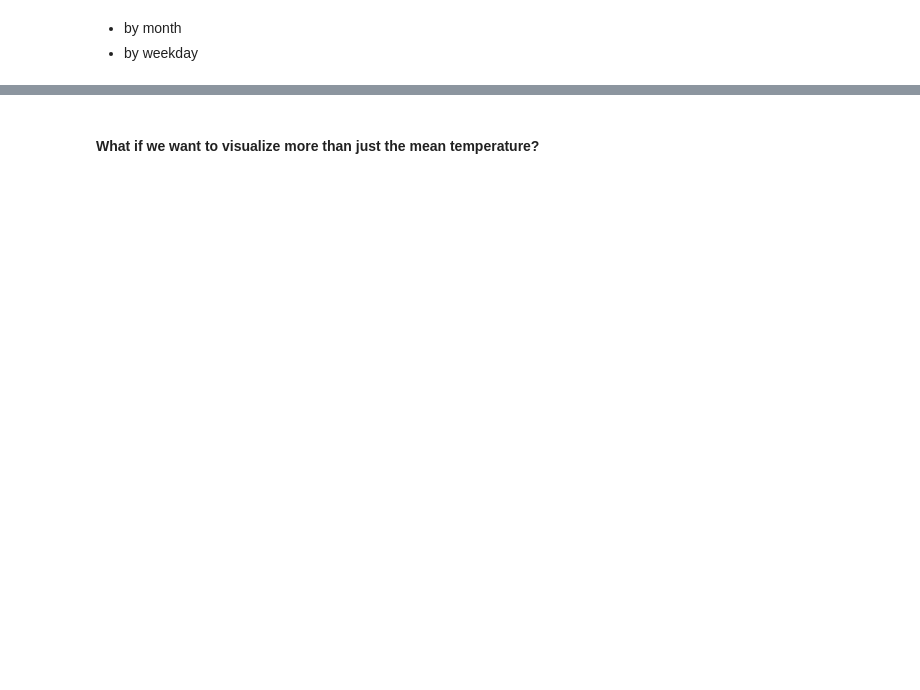
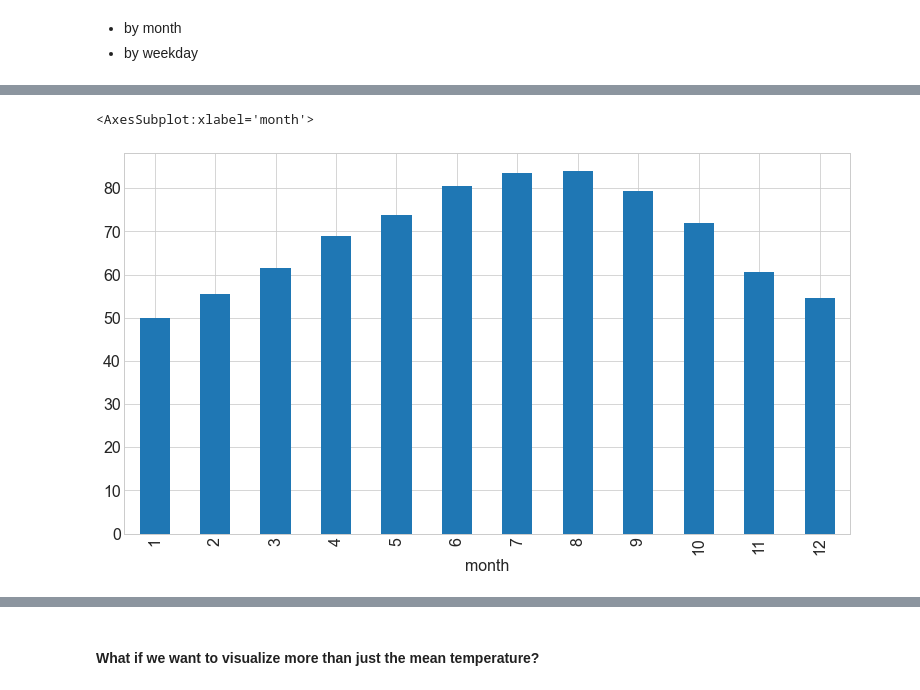
Before and after one commit to o0amandagomez0o/time-series-exercises, a Jupyter notebook: TSA_explore_lesson.ipynb, the cells around one changed output, grey strips where cells are left out. Cells and saved outputs as stored; diff of their text form; code cells hidden in the pictures; blank space fills up the shorter version.

```diff
--- a/TSA_explore_lesson.ipynb
+++ b/TSA_explore_lesson.ipynb
@@ -100,0 +235,5 @@ train['month'] = y.index.month
+# %%
+train.groupby('month').temp.mean().plot.bar()
+# %% [output]
+<AxesSubplot:xlabel='month'>
+[figure, added]
```
Also changed, not shown: parts of 91 cells of this notebook, 2 other files.
